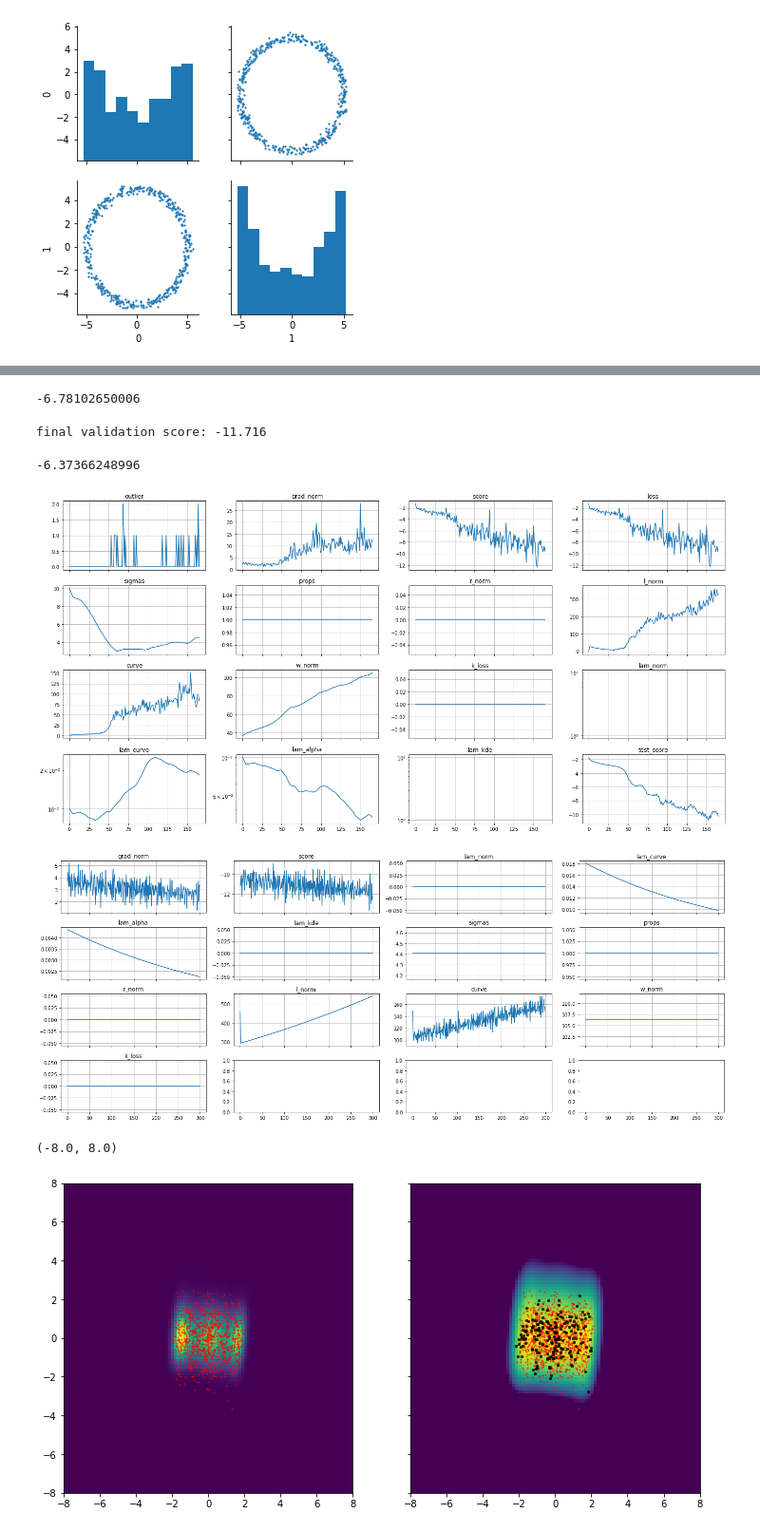
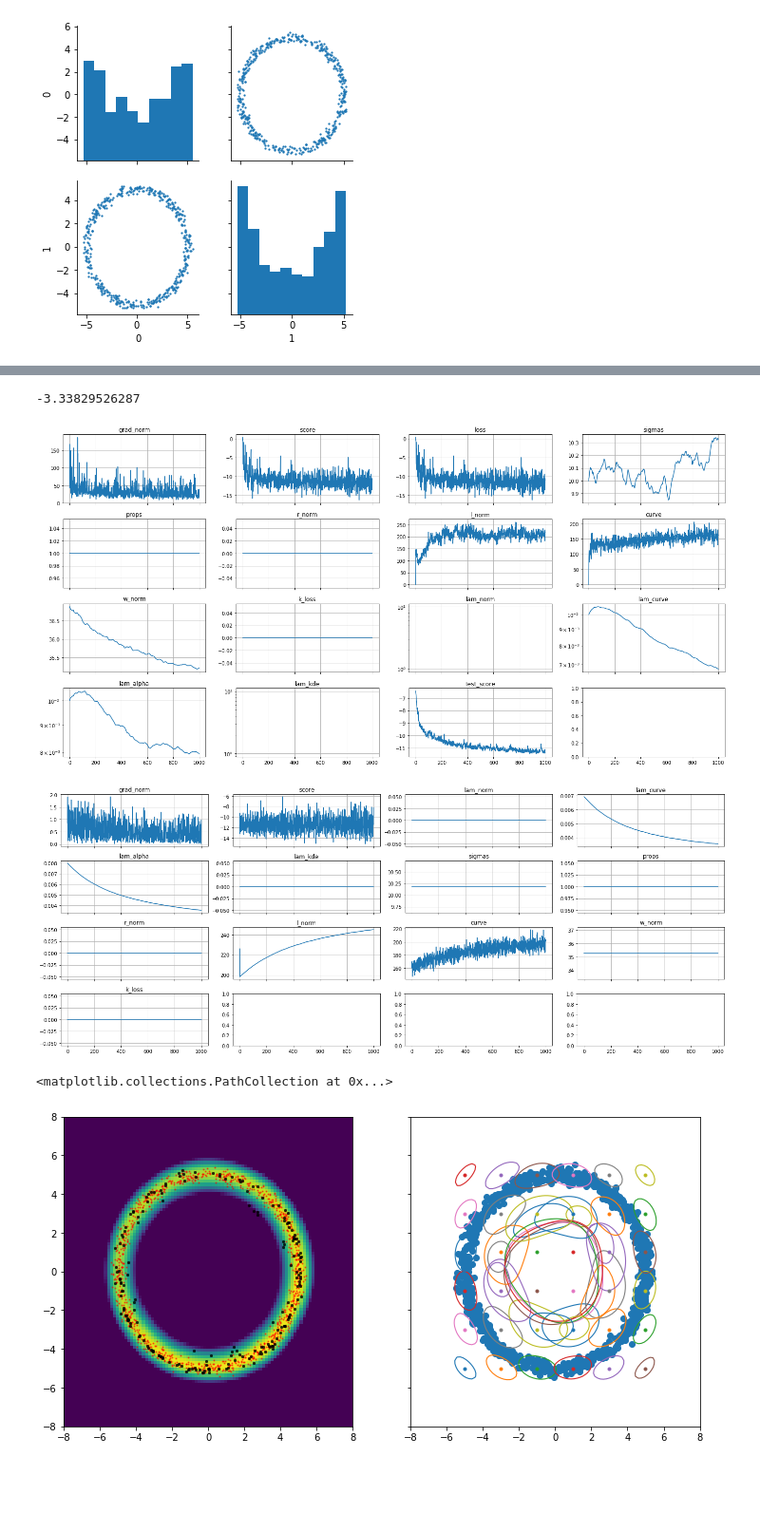
Before and after one commit to kevin-w-li/deep-kexpfam, a Jupyter notebook: training_demo.ipynb, the cells around one changed output, grey strips where cells are left out. Shown at 95% size. Drawn from its saved outputs; the diff is of its cells as text; code cells hidden in the pictures; blank space fills up the shorter version.

```diff
--- a/training_demo.ipynb
+++ b/training_demo.ipynb
@@ -41,8 +36,8 @@ reload(LiteModels)
 # %%
-dl_model = LiteModels.DeepLite(p, npoint=200, nlayer=3, nneuron=15, init_log_lam=-2, init_log_sigma=np.logspace(0,1,1),
-                    points_type="opt", step_size=1e-2, base=False, noise_std=0.0, init_weight_std=1.0,
-                    niter=1000, ntrain=100, nvalid=100, patience=-1, seed=0,
-                    final_ntrain = 100, final_nvalid=200, final_niter = 0, final_step_size=1e-3,
-                    gpu_count=1, clip_score=False, curve_penalty=True, add_skip=False)
+dl_model = LiteModels.DeepLite(p, npoint=200, nlayer=3, nneuron=15,
+                               init_log_lam=-2, init_log_sigma=np.logspace(0,1,1),
+                               points_type="opt", step_size=1e-3, base=True, noise_std=0.0, init_weight_std=1.0,
+                               niter=1000, ntrain=100, nvalid=100, patience=200, seed=0,
+                               final_ntrain = 100, final_nvalid=100, final_niter = 1000, final_step_size=1e-3,
+                               gpu_count=1, curve_penalty=True, add_skip=True)
 kernel_res, alpha_res, logZ = dl_model.fit(0)
-#dl_model.load()
@@ -53,13 +48,8 @@ dl_model.estimate_normaliser()
 # %%
 ll = dl_model.eval(p.test_data, n=10**7).mean()
 print ll
-dl_model.fit_alpha(final_niter = 300)
-ll = dl_model.eval(p.test_data, n=10**7).mean()
-print ll
 # %% [output]
--6.78102650006
+-3.33829526287
-final validation score: -11.716
--6.37366248996
 # %%
 fig, axes = plt.subplots(4,4,figsize=(20,10), sharex=True)
 
@@ -76,7 +66,7 @@ for ki, k in  enumerate(res):
 
 fig.tight_layout()
 # %% [output]
-[figure, old version]
+[figure, new version]
 # %%
 fig, axes = plt.subplots(4,4,figsize=(20,8), sharex=True)
 axes = axes.flatten()
@@ -89,7 +79,7 @@ for ki, k in  enumerate(res):
 
 fig.tight_layout()
 # %% [output]
-[figure, old version]
+[figure, new version]
 # %%
 idx_i, idx_j = 0,1
 
@@ -99,41 +89,48 @@ eval_grid = np.linspace(-8,8,ngrid)
 cond_values = np.zeros(p.D)
 epsilon = 1.5
 
 eval_points = get_grid(eval_grid, idx_i, idx_j, cond_values)
 
 
 fv = dl_model.fun_multiple(eval_points)
 #fv =p.logpdf_multiple(eval_points)
 
 fig, axes = plt.subplots(1,2, figsize=(12,6), sharex=True, sharey=True)
 
 ax = axes[0]
-
-logpdf = fv.copy() - fv.max()
-pdf = np.exp(logpdf - logpdf.max())
-pdf /= pdf.sum()
-ax.pcolor(eval_grid, eval_grid, pdf.reshape(ngrid, ngrid))
-ax.scatter(p.data[:1000,idx_i], p.data[:1000,idx_j], 1, color="r", alpha=0.5)
-
-
-ax = axes[1]
 points_val = dl_model.sess.run(dl_model.points)
 ax.pcolor(eval_grid, eval_grid, logpdf.reshape(ngrid, ngrid), vmin=-9)
 ax.scatter(p.data[:1000,idx_i], p.data[:1000,idx_j], 1, color="r", alpha=0.5)
 ax.scatter(points_val[:1000,idx_i], points_val[:1000,idx_j], 5, color="k", alpha=0.8, vmin=1, marker="x")
 #ax.quiver(eval_grid[::gint], eval_grid[::gint], gv[::gint,::gint,0], gv[::gint,::gint,1], scale=500)
 
 dim = range(p.D)
 dim.remove(idx_i)
 dim.remove(idx_j)
 #idx_in_range = np.all( (p.test_data[:,dim]<cond_values[dim]+epsilon) &  (p.test_data[:,dim]>cond_values[dim]-epsilon), axis=1)
 #data_in_range = p.test_data[idx_in_range]
 
 #plt.scatter(data_in_range[:,i], data_in_range[:,j], 15, color="b")
 
 ax.set_xlim(eval_grid.min(),eval_grid.max())
 
 ax.set_ylim(eval_grid.min(),eval_grid.max())
+
+
+ax = axes[1]
+grid_points = get_grid(np.linspace(-5,5,6), idx_i,idx_j,np.zeros(p.D))
+grid_data_one=np.linspace(-8,8,100)
+grid_data   = get_grid(grid_data_one, idx_i,idx_j,np.zeros(p.D))
+
+for ki in range(len(dl_model.ops["kernel_grams"])):
+
+    kernel_vals = dl_model.sess.run(dl_model.ops["kernel_grams"][ki], feed_dict={dl_model.test_points: grid_points, dl_model.test_data: grid_data})
+
+    for i in range(kernel_vals.shape[0]):
+        kv = kernel_vals[i]
+        ax.contour(grid_data_one, grid_data_one, kv.reshape(100,100), [0.9], vmin=kv.min(), vmax=kv.max(), colors="C%d"%(i%9), linewidths=[(0.1*(ki+1)**2+1)])
+        ax.plot(grid_points[i,idx_i], grid_points[i,idx_j], ".",  color="C%d"%(i%9))
+ax.scatter(p.test_data[:,idx_i], p.test_data[:,idx_j])
 # %% [output]
-(-8.0, 8.0)
+<matplotlib.collections.PathCollection at 0x...>
-[figure, old version]
+[figure, new version]
```
Also changed, not shown: parts of 20 cells of this notebook, 5 other files.
